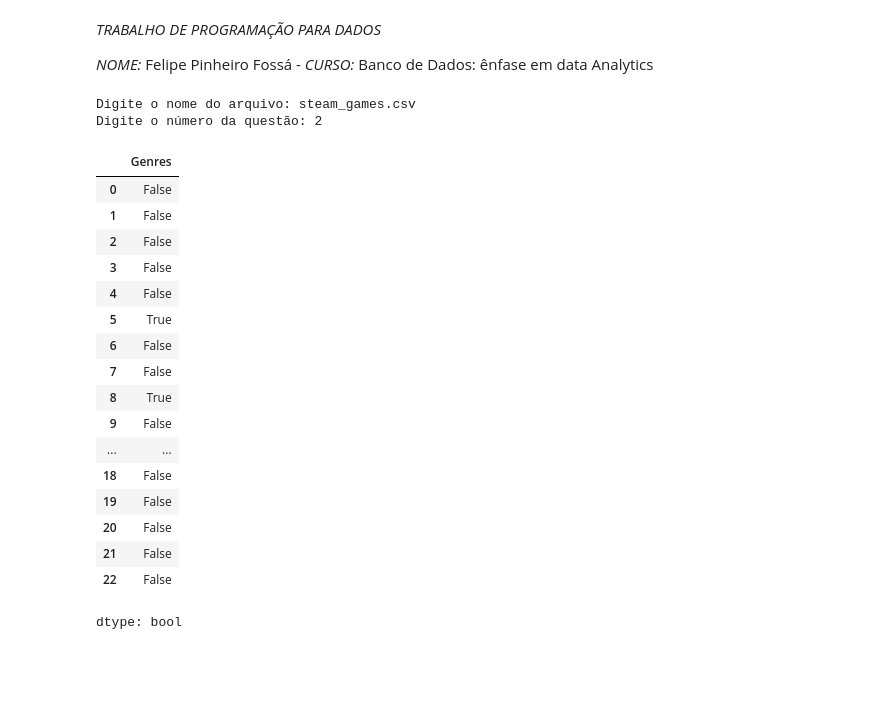
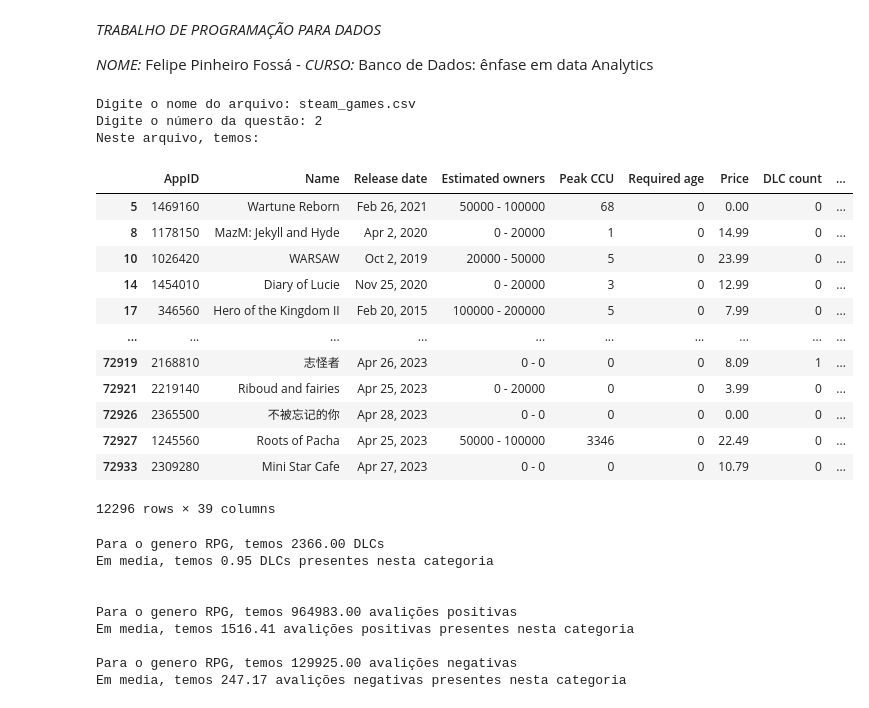
Before and after one commit to FelipePinheiro964/PUCRS---Fase-2---Steam-Games, a Jupyter notebook: PUCRS_Fase_2_Steam_games.ipynb, the cells around one changed output. Saved outputs shown, nothing was run; the diff lists cells and outputs as text; code cells hidden in the pictures; blank space fills up the shorter version.

```diff
--- a/PUCRS_Fase_2_Steam_games.ipynb
+++ b/PUCRS_Fase_2_Steam_games.ipynb
@@ -27,50 +27,90 @@ else:
   if tabela.empty:
     print('Arquivo vazio.')
 
 match input('Digite o número da questão: '):
   case '0':
     print('Saindo...')
     sys.exit('O sistema foi finalizado pelo usuario, inicie novamente para outro uso.')
   case '1': #questão 1
     try:
 
       questao_1 = tabela[['Name', 'Metacritic score', 'Release date']]
 
       if questao_1['Release date'].duplicated().any():
         questao_1_order = questao_1.sort_values(by= 'Release date' and 'Metacritic score', ascending=True)# Mostra os 10 maiores
         display(questao_1_order.tail(n=10))                                                               #false mostrava os 10 menores
 
       else:
 
         questao_1_10 = questao_1.copy()
         top_10_notas = questao_1_10.nlargest(10, 'Metacritic score').sort_values(by='Metacritic score', ascending=False) # mostra os maiores por ter poucos dados
         display(top_10_notas.tail(n=10))
 
     except FileNotFoundError:
       print('Digite um nome válido')
 
   case '2':
         #try:
-          mask = tabela['Genres'].str.contains('RPG', case=False, na=False)
-          display(mask[:23])
+          tabela_copy = tabela.copy() #cria uma copia da tabela
+          mask = tabela_copy['Genres'].str.contains('RPG', case=False, na=False) #procura todos os generos RPG
+          RPG = tabela_copy[mask] #cria uma variavel RPG para facilitar leitura
+          RPG = RPG.dropna(subset=['Genres']) #retiro qualquer genero None presente
+          print('Neste arquivo, temos:')
+          display(RPG)
+          #Media e maximo de DLCs no genero
+          print()
+
+          #DLCs do Genero RPG
+          max_DLC = RPG['DLC count'].max() #mostra o maior valor de DLCs
+          print(f'Para o genero RPG, temos {max_DLC:.2f} DLCs')
+
+          media_DLC = RPG['DLC count'].mean()
+          print(f'Em media, temos {media_DLC:.2f} DLCs presentes nesta categoria')
+
+          print()
+
+          #Media e maxima de avaliaçoes positivas
+          max_positivas = RPG['Positive'].max() #mostra o maior valor de DLCs
+          print(f'Para o genero RPG, temos {max_positivas:.2f} avalições positivas')
+
+          media_positivas = RPG['Positive'].mean()
+          print(f'Em media, temos {media_positivas:.2f} avalições positivas presentes nesta categoria')
+
+          print()
+
+          #Media e maxima de avaliaçoes positivas
+          max_negativas = RPG['Negative'].max() #mostra o maior valor de DLCs
+          print(f'Para o genero RPG, temos {max_negativas:.2f} avalições negativas')
+
+          media_negativas = RPG['Negative'].mean()
+          print(f'Em media, temos {media_negativas:.2f} avalições negativas presentes nesta categoria')
+          #screenshots e filmes a ver
+
+
+  case 3:
 # %% [output]
 Digite o nome do arquivo: steam_games.csv
 Digite o número da questão: 2
+Neste arquivo, temos:
-|  | Genres |
-| 0 | False |
-| 1 | False |
-| 2 | False |
-| 3 | False |
-| 4 | False |
-| 5 | True |
-| 6 | False |
-| 7 | False |
-| 8 | True |
-| 9 | False |
-| ... | ... |
-| 18 | False |
-| 19 | False |
-| 20 | False |
-| 21 | False |
-| 22 | False |
+|  | AppID | Name | Release date | Estimated owners | Peak CCU | Required age | Price | DLC count | ... |
+| 5 | 1469160 | Wartune Reborn | Feb 26, 2021 | 50000 - 100000 | 68 | 0 | 0.00 | 0 | ... |
+| 8 | 1178150 | MazM: Jekyll and Hyde | Apr 2, 2020 | 0 - 20000 | 1 | 0 | 14.99 | 0 | ... |
+| 10 | 1026420 | WARSAW | Oct 2, 2019 | 20000 - 50000 | 5 | 0 | 23.99 | 0 | ... |
+| 14 | 1454010 | Diary of Lucie | Nov 25, 2020 | 0 - 20000 | 3 | 0 | 12.99 | 0 | ... |
+| 17 | 346560 | Hero of the Kingdom II | Feb 20, 2015 | 100000 - 200000 | 5 | 0 | 7.99 | 0 | ... |
+| ... | ... | ... | ... | ... | ... | ... | ... | ... | ... |
+| 72919 | 2168810 | 志怪者 | Apr 26, 2023 | 0 - 0 | 0 | 0 | 8.09 | 1 | ... |
+| 72921 | 2219140 | Riboud and fairies | Apr 25, 2023 | 0 - 20000 | 0 | 0 | 3.99 | 0 | ... |
+| 72926 | 2365500 | 不被忘记的你 | Apr 28, 2023 | 0 - 0 | 0 | 0 | 0.00 | 0 | ... |
+| 72927 | 1245560 | Roots of Pacha | Apr 25, 2023 | 50000 - 100000 | 3346 | 0 | 22.49 | 0 | ... |
+| 72933 | 2309280 | Mini Star Cafe | Apr 27, 2023 | 0 - 0 | 0 | 0 | 10.79 | 0 | ... |
-dtype: bool
+12296 rows × 39 columns
+Para o genero RPG, temos 2366.00 DLCs
+Em media, temos 0.95 DLCs presentes nesta categoria
+
+
+Para o genero RPG, temos 964983.00 avalições positivas
+Em media, temos 1516.41 avalições positivas presentes nesta categoria
+
+Para o genero RPG, temos 129925.00 avalições negativas
+Em media, temos 247.17 avalições negativas presentes nesta categoria
```
